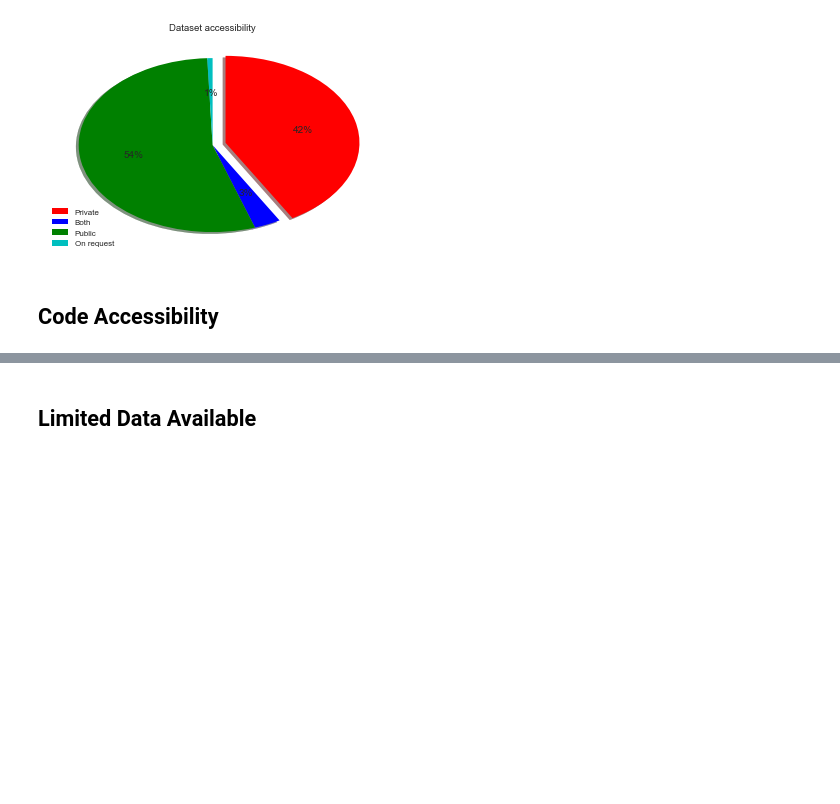
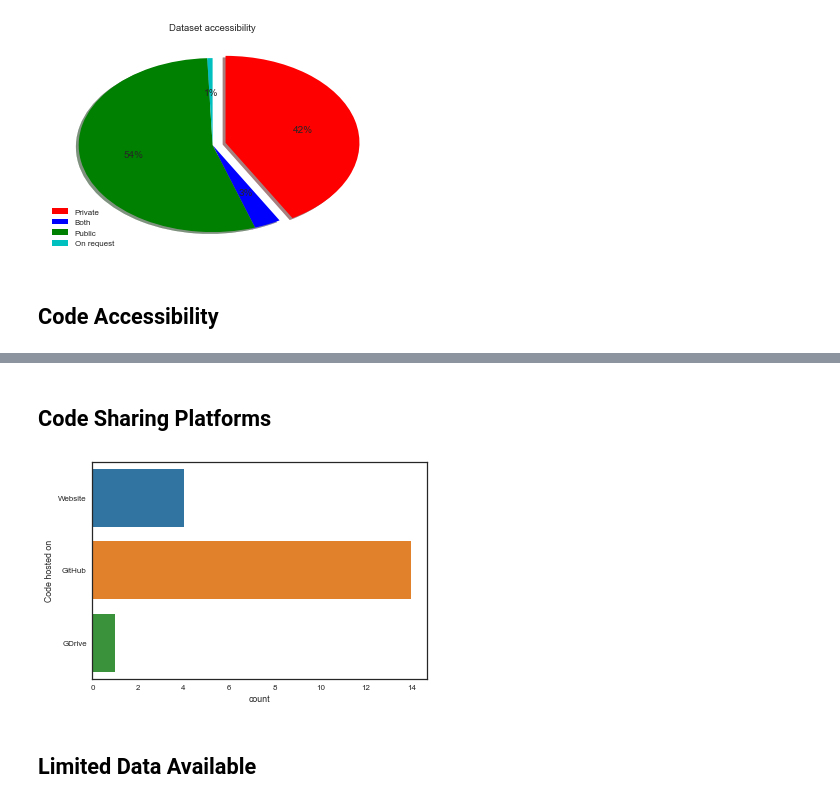
Before and after one commit to hubertjb/dl-eeg-review, a Jupyter notebook: sandbox.ipynb, the cells around one changed output, grey strips where cells are left out. Cells and saved outputs as stored; diff of their text form; code cells hidden in the pictures; blank space fills up the shorter version.

Commit message:
Little cleaning + Code Hosted On...

```diff
--- a/sandbox.ipynb
+++ b/sandbox.ipynb
@@ -88,7 +92,7 @@ https://docs.google.com/spreadsheet/ccc?key=1smpU0WSlSq-Al2u_QH3djGn68mTuHlth2fN
 # %%
 %matplotlib inline
 
-fname = 'paperx.csv'
+fname = 'papers.csv'
 df = pd.read_csv(fname, header=1)
 # %%
 df = df.dropna(axis=0, how='all')
@@ -222,3 +252,10 @@ plt.show()
+# %% [markdown]
+## Code Sharing Platforms
+# %%
+sns.countplot(y='Code hosted on', data=df[df['Code hosted on'] != 'N/A'])
+plt.savefig("./figs/{}.eps".format('Code hosted on'), bbox_inches='tight', format='eps', dpi=1000) # Needs to be before plt.show()
+# %% [output]
+[figure, added]
 # %% [markdown]
 ## Limited Data Available
 # %%
```
Also changed, not shown: parts of 11 cells of this notebook, 3 other files.
